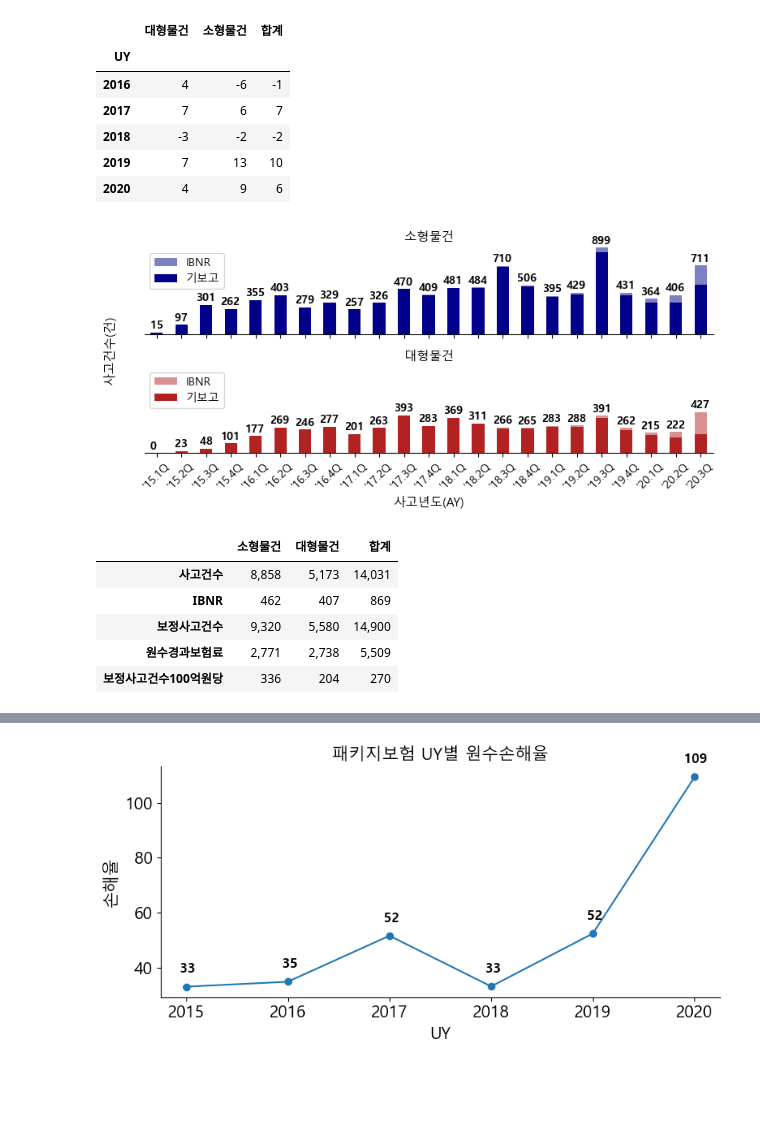
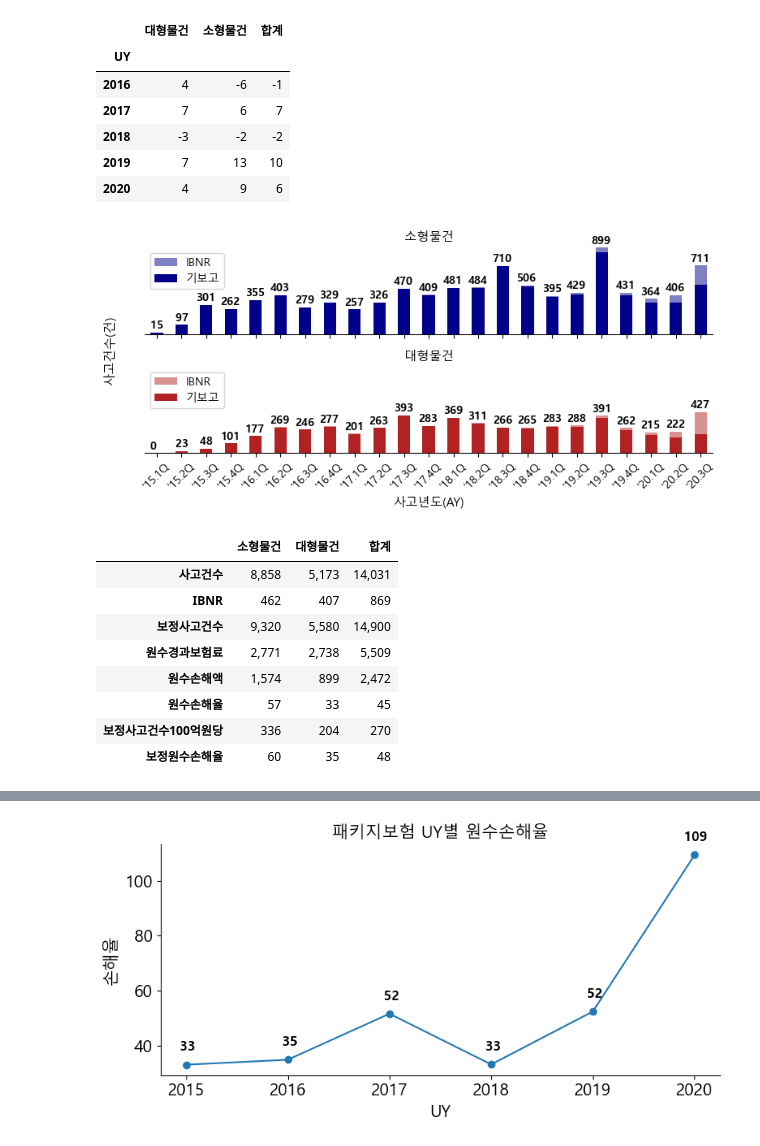
Before and after one commit to lee3jjang/hello-world, a Jupyter notebook: Package Insurance Policy_데이터분석_20201116.ipynb, the cells around one changed output, grey strips where cells are left out. Cells and saved outputs as stored; diff of their text form; code cells hidden in the pictures; blank space fills up the shorter version.

```diff
--- a/Package Insurance Policy_데이터분석_20201116.ipynb
+++ b/Package Insurance Policy_데이터분석_20201116.ipynb
@@ -217,34 +225,41 @@ plt.tight_layout()
 plt.savefig('img/사고건수')
 plt.show()
 
 ## 사고건수 집계
 사고건수_가공 = 사고건수.melt(id_vars=['AY', 'AY분기'])
 사고건수_가공['가입금액그룹'] = 사고건수_가공.variable.str.split('_').str[1]
 사고건수_가공['variable'] = 사고건수_가공.variable.str.split('_').str[0]
 사고건수_집계 = 사고건수_가공.pivot_table(index='variable', columns='가입금액그룹', values='value', aggfunc=np.sum)
 사고건수_집계.loc['IBNR'] = 사고건수_집계.loc['보정사고건수']-사고건수_집계.loc['사고건수']
 사고건수_집계.loc['원수경과보험료'] = 실적_가공.groupby('가입금액그룹')['원수경과보험료'].sum()/1e8
+사고건수_집계.loc['원수손해액'] = 실적_가공.groupby('가입금액그룹')['원수손해액'].sum()/1e8
 사고건수_집계.eval('합계 = 소형물건 + 대형물건', inplace=True)
+사고건수_집계.loc['건당손해액'] = 사고건수_집계.loc['원수손해액']/사고건수_집계.loc['사고건수']
 사고건수_집계.loc['보정사고건수100억원당'] = 사고건수_집계.loc['보정사고건수']/사고건수_집계.loc['원수경과보험료']*100
-사고건수_집계 = 사고건수_집계.loc[['사고건수', 'IBNR', '보정사고건수', '원수경과보험료', '보정사고건수100억원당'], ['소형물건', '대형물건', '합계']]
+사고건수_집계.loc['원수손해율'] = 사고건수_집계.loc['원수손해액']/사고건수_집계.loc['원수경과보험료']*100
+사고건수_집계.loc['보정원수손해율'] = 사고건수_집계.loc['건당손해액']*사고건수_집계.loc['보정사고건수']/사고건수_집계.loc['원수경과보험료']*100
+사고건수_집계 = 사고건수_집계.loc[['사고건수', 'IBNR', '보정사고건수', '원수경과보험료', '원수손해액', '원수손해율', '보정사고건수100억원당', '보정원수손해율'], ['소형물건', '대형물건', '합계']]
 사고건수_집계.index.name = None
 사고건수_집계.columns.name = None
 사고빈도_소형물건, 사고빈도_대형물건 = 사고건수_집계.loc['보정사고건수100억원당', ['소형물건', '대형물건']]
 display(사고건수_집계)
 
 # 사고빈도 모델링
 dist = getattr(scipy.stats, 'poisson')
 원수보험료21년_대형물건, 원수보험료21년_소형물건 = 600, 600
 원수보험료21년 = 원수보험료21년_대형물건+원수보험료21년_소형물건
 사고빈도_모형_대형물건 = dist(원수보험료21년_대형물건*사고빈도_대형물건/100)
 사고빈도_모형_소형물건 = dist(원수보험료21년_소형물건*사고빈도_소형물건/100)
 # %% [output]
 [figure]
 |  | 소형물건 | 대형물건 | 합계 |
 | 사고건수 | 8,858 | 5,173 | 14,031 |
 | IBNR | 462 | 407 | 869 |
 | 보정사고건수 | 9,320 | 5,580 | 14,900 |
 | 원수경과보험료 | 2,771 | 2,738 | 5,509 |
+| 원수손해액 | 1,574 | 899 | 2,472 |
+| 원수손해율 | 57 | 33 | 45 |
 | 보정사고건수100억원당 | 336 | 204 | 270 |
+| 보정원수손해율 | 60 | 35 | 48 |
 # %%
 # 사고심도
```
Also changed, not shown: parts of 29 cells of this notebook.
